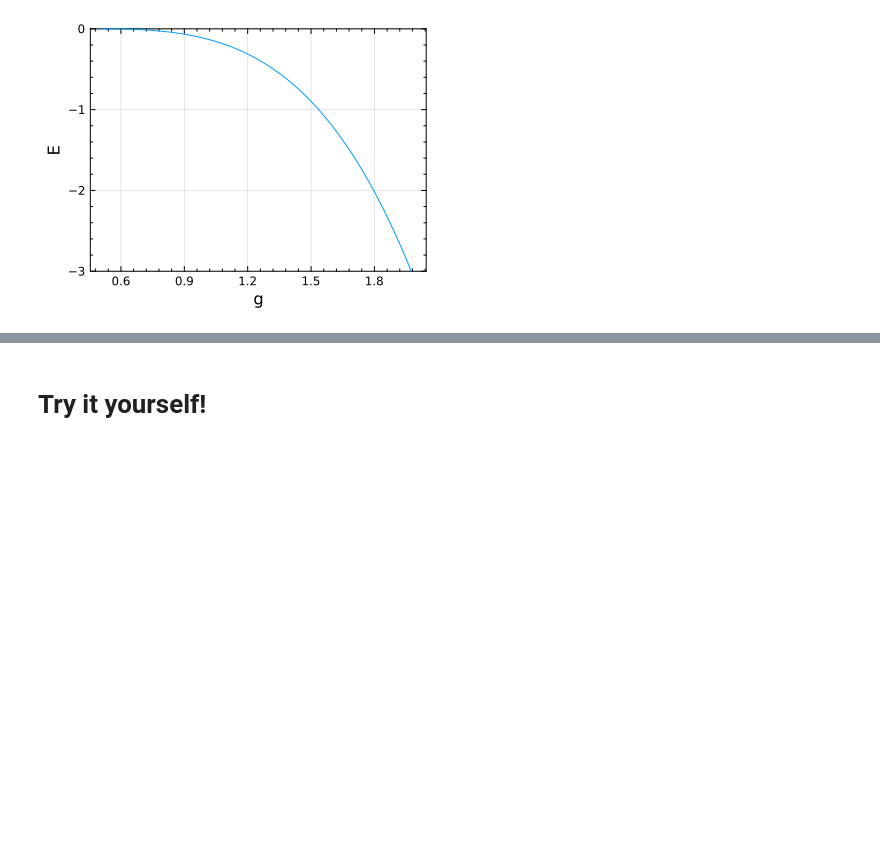
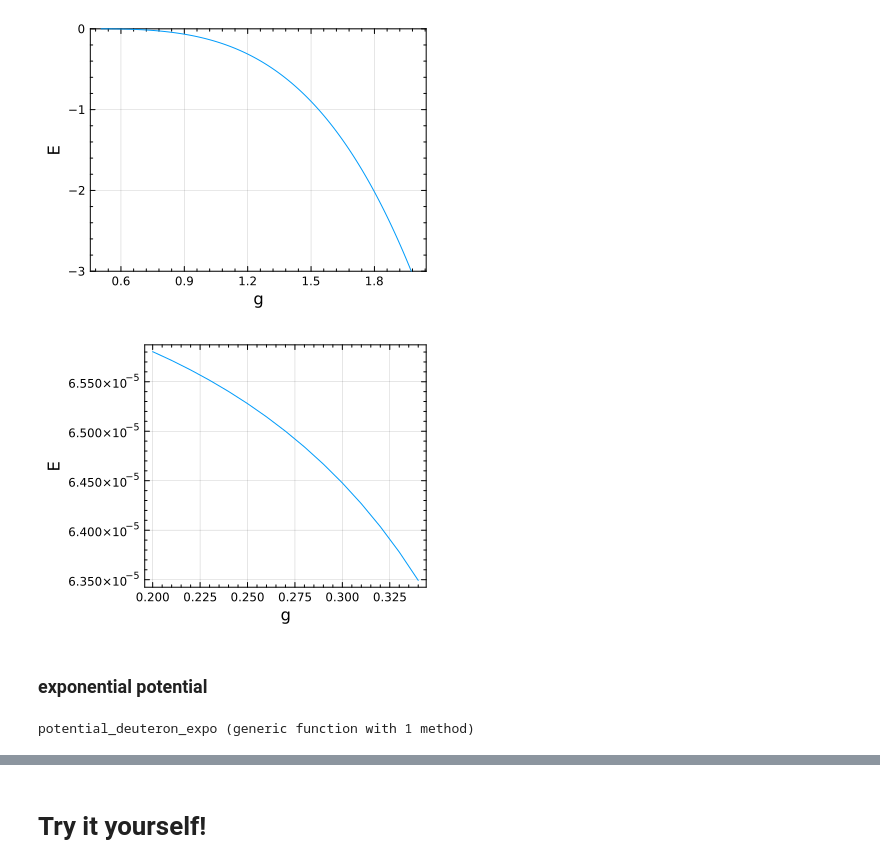
Before and after one commit to linqiu15/schrodinger_equation_solver.jl, a Jupyter notebook: example_gem.ipynb, the cells around one changed output, grey strips where cells are left out. Cells and saved outputs as stored; diff of their text form; code cells hidden in the pictures; blank space fills up the shorter version.

```diff
--- a/example_gem.ipynb
+++ b/example_gem.ipynb
@@ -294,3 +299,18 @@ let
 end
 # %% [output]
 [figure]
+# %%
+let
+    function E_g_dep(g)
+        gb_deuteron_yukawa=GemBasis(30,0.1,30.0)
+        gh_deuteron_yukawa=GemHamiltonian([mp_yukawa*mn_yukawa/(mp_yukawa+mn_yukawa)],[0.0],[0],(r,i,j) -> potential_deuteron_yukawa(r,i,j;g=g))
+        gm_deuteron_yukawa=GemModel(gh_deuteron_yukawa,gb_deuteron_yukawa;hbar=hbarc)
+        gemsolve!(gm_deuteron_yukawa,gh_deuteron_yukawa,gb_deuteron_yukawa)
+        return gm_deuteron_yukawa.evals[1]
+    end
+    plot(0.2:0.01:0.34,g->real(E_g_dep(g)),xlabel="g",ylabel="E",legend=false)
+end
+# %% [output]
+[figure, added]
+# %% [markdown]
+### exponential potential
@@ -296,0 +319,19 @@ end
+# %%
+function potential_deuteron_expo(r,i,j;U0=1.4132604267565418)
+    r=r/hbarc
+    μpn=mp_exp*mn_exp/(mp_exp+mn_exp)
+    if i==1&&j==1 #only for single-channel
+        return -U0*exp(-μ_exp*r)*hbarc^2/(2*μpn)
+    end
+    return 0.0
+end
+
+# function potential_deuteron_expo(r,i,j;V0=0.03489)
+#     r=r/hbarc
+#     if i==1&&j==1 #only for single-channel
+#         return -V0*exp(-μ_exp*r)
+#     end
+#     return 0.0
+# end
+# %% [output]
+potential_deuteron_expo (generic function with 1 method)
```
Also changed, not shown: parts of 28 cells of this notebook, 1 other file.
